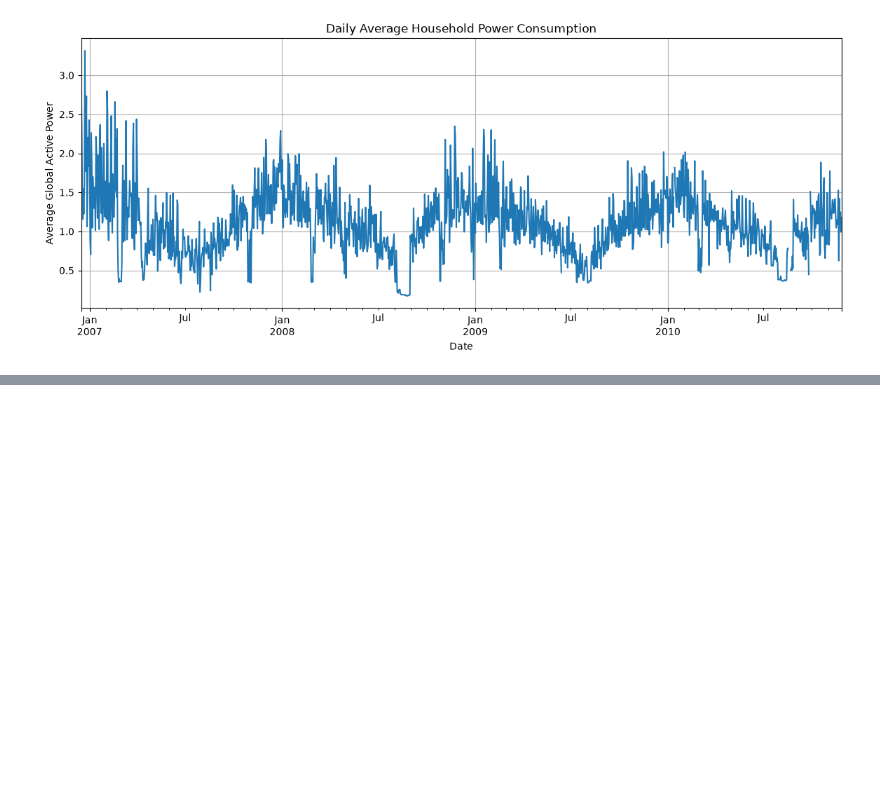
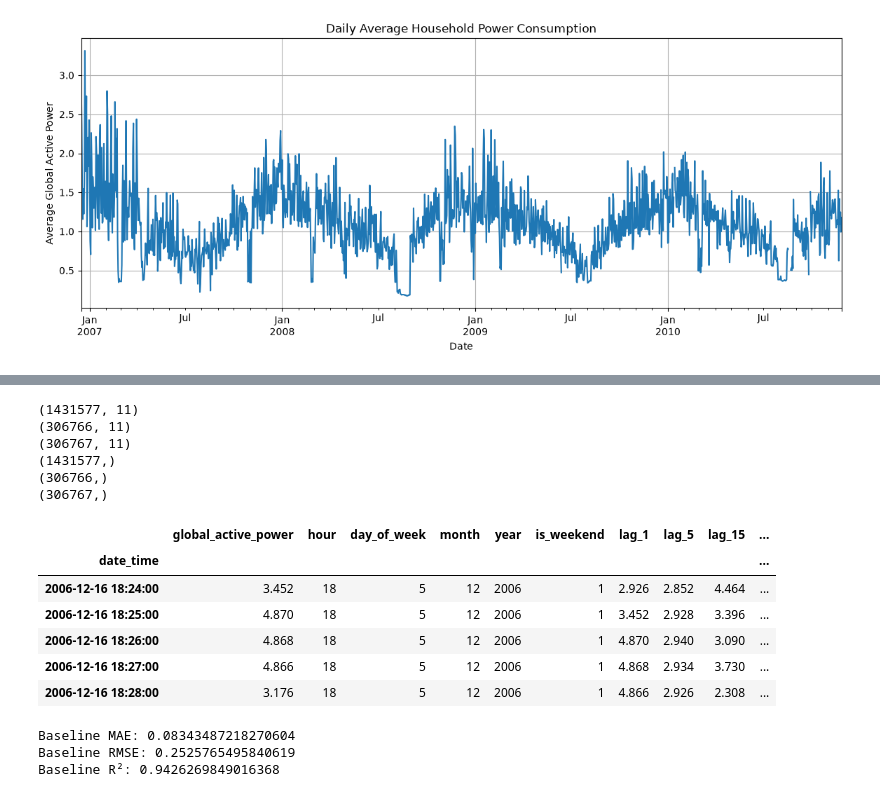
Before and after one commit to Kartikshard/Electricity-consumption-prediction, a Jupyter notebook: notebooks/01_EDA.ipynb, the cells around one changed output, grey strips where cells are left out. Cells and saved outputs as stored; diff of their text form; code cells hidden in the pictures; blank space fills up the shorter version.

Commit message:
feat():Seperated Time series data using chronoligcalorder

```diff
--- a/notebooks/01_EDA.ipynb
+++ b/notebooks/01_EDA.ipynb
@@ -595,0 +635,42 @@ plt.show()
+# %%
+print(X_train.shape)
+print(X_val.shape)
+print(X_test.shape)
+
+print(y_train.shape)
+print(y_val.shape)
+print(y_test.shape)
+# %% [output]
+(1431577, 11)
+(306766, 11)
+(306767, 11)
+(1431577,)
+(306766,)
+(306767,)
+# %%
+model_data.head()
+# %% [output]
+|  | global_active_power | hour | day_of_week | month | year | is_weekend | lag_1 | lag_5 | lag_15 | ... |
+| date_time |  |  |  |  |  |  |  |  |  | ... |
+| 2006-12-16 18:24:00 | 3.452 | 18 | 5 | 12 | 2006 | 1 | 2.926 | 2.852 | 4.464 | ... |
+| 2006-12-16 18:25:00 | 4.870 | 18 | 5 | 12 | 2006 | 1 | 3.452 | 2.928 | 3.396 | ... |
+| 2006-12-16 18:26:00 | 4.868 | 18 | 5 | 12 | 2006 | 1 | 4.870 | 2.940 | 3.090 | ... |
+| 2006-12-16 18:27:00 | 4.866 | 18 | 5 | 12 | 2006 | 1 | 4.868 | 2.934 | 3.730 | ... |
+| 2006-12-16 18:28:00 | 3.176 | 18 | 5 | 12 | 2006 | 1 | 4.866 | 2.926 | 2.308 | ... |
+# %%
+from sklearn.metrics import mean_absolute_error, mean_squared_error, r2_score
+import numpy as np
+
+baseline_pred = X_val["lag_1"]
+
+mae = mean_absolute_error(y_val, baseline_pred)
+rmse = np.sqrt(mean_squared_error(y_val, baseline_pred))
+r2 = r2_score(y_val, baseline_pred)
+
+print("Baseline MAE:", mae)
+print("Baseline RMSE:", rmse)
+print("Baseline R²:", r2)
+# %% [output]
+Baseline MAE: 0.08343487218270604
+Baseline RMSE: 0.2525765495840619
+Baseline R²: 0.9426269849016368
```
Also changed, not shown: parts of 7 cells of this notebook.
